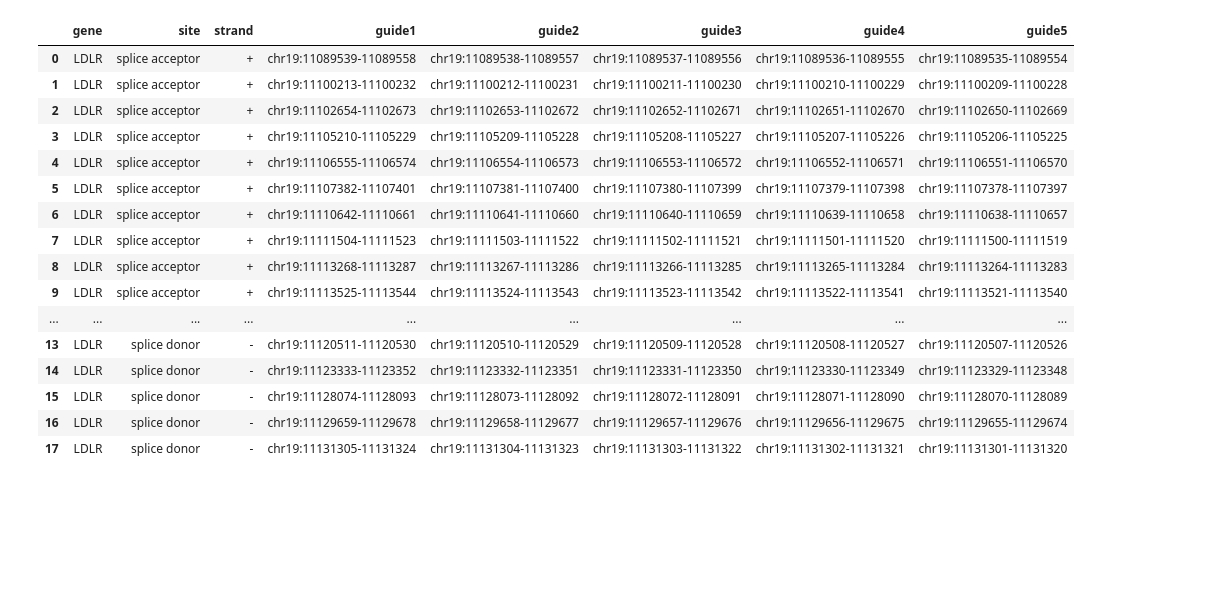
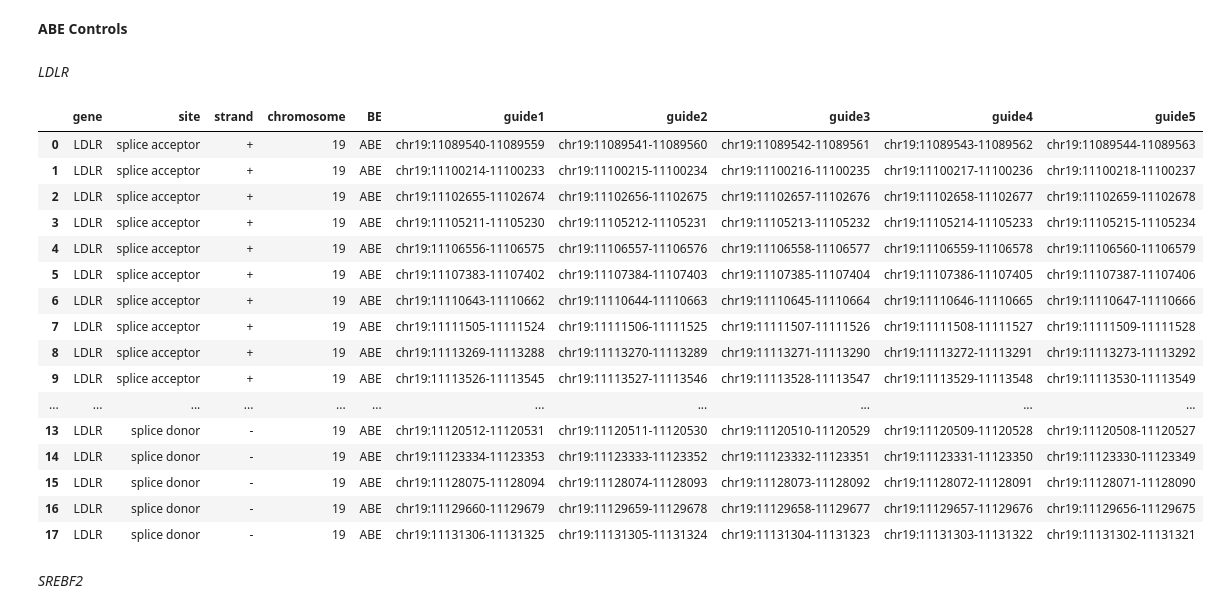
Before and after one commit to allison-james/Cholesterol_BE_guides, a Jupyter notebook: BE_guides_master_table.ipynb, the cells around one changed output. Saved outputs shown, nothing was run; the diff lists cells and outputs as text; code cells hidden in the pictures; blank space fills up the shorter version.

```diff
--- a/BE_guides_master_table.ipynb
+++ b/BE_guides_master_table.ipynb
@@ -74,24 +78,32 @@ def get_guides(gene, file_path):
     SD_guides = get_SD_guides(gene, file_path)
     master_table = SA_guides.append(SD_guides)
     return master_table
+# %% [markdown]
+**ABE Controls**
+# %% [markdown]
+*LDLR*
 # %%
-get_guides("LDLR", LDLR_file_path)
+LDLR = get_guides("LDLR", LDLR_file_path)
-# %% [output]
-|  | gene | site | strand | guide1 | guide2 | guide3 | guide4 | guide5 |
-| 0 | LDLR | splice acceptor | + | chr19:11089539-11089558 | chr19:11089538-11089557 | chr19:11089537-11089556 | chr19:11089536-11089555 | chr19:11089535-11089554 |
-| 1 | LDLR | splice acceptor | + | chr19:11100213-11100232 | chr19:11100212-11100231 | chr19:11100211-11100230 | chr19:11100210-11100229 | chr19:11100209-11100228 |
-| 2 | LDLR | splice acceptor | + | chr19:11102654-11102673 | chr19:11102653-11102672 | chr19:11102652-11102671 | chr19:11102651-11102670 | chr19:11102650-11102669 |
-| 3 | LDLR | splice acceptor | + | chr19:11105210-11105229 | chr19:11105209-11105228 | chr19:11105208-11105227 | chr19:11105207-11105226 | chr19:11105206-11105225 |
-| 4 | LDLR | splice acceptor | + | chr19:11106555-11106574 | chr19:11106554-11106573 | chr19:11106553-11106572 | chr19:11106552-11106571 | chr19:11106551-11106570 |
-| 5 | LDLR | splice acceptor | + | chr19:11107382-11107401 | chr19:11107381-11107400 | chr19:11107380-11107399 | chr19:11107379-11107398 | chr19:11107378-11107397 |
-| 6 | LDLR | splice acceptor | + | chr19:11110642-11110661 | chr19:11110641-11110660 | chr19:11110640-11110659 | chr19:11110639-11110658 | chr19:11110638-11110657 |
-| 7 | LDLR | splice acceptor | + | chr19:11111504-11111523 | chr19:11111503-11111522 | chr19:11111502-11111521 | chr19:11111501-11111520 | chr19:11111500-11111519 |
-| 8 | LDLR | splice acceptor | + | chr19:11113268-11113287 | chr19:11113267-11113286 | chr19:11113266-11113285 | chr19:11113265-11113284 | chr19:11113264-11113283 |
-| 9 | LDLR | splice acceptor | + | chr19:11113525-11113544 | chr19:11113524-11113543 | chr19:11113523-11113542 | chr19:11113522-11113541 | chr19:11113521-11113540 |
-| ... | ... | ... | ... | ... | ... | ... | ... | ... |
-| 13 | LDLR | splice donor | - | chr19:11120511-11120530 | chr19:11120510-11120529 | chr19:11120509-11120528 | chr19:11120508-11120527 | chr19:11120507-11120526 |
-| 14 | LDLR | splice donor | - | chr19:11123333-11123352 | chr19:11123332-11123351 | chr19:11123331-11123350 | chr19:11123330-11123349 | chr19:11123329-11123348 |
-| 15 | LDLR | splice donor | - | chr19:11128074-11128093 | chr19:11128073-11128092 | chr19:11128072-11128091 | chr19:11128071-11128090 | chr19:11128070-11128089 |
-| 16 | LDLR | splice donor | - | chr19:11129659-11129678 | chr19:11129658-11129677 | chr19:11129657-11129676 | chr19:11129656-11129675 | chr19:11129655-11129674 |
-| 17 | LDLR | splice donor | - | chr19:11131305-11131324 | chr19:11131304-11131323 | chr19:11131303-11131322 | chr19:11131302-11131321 | chr19:11131301-11131320 |
+# %%
+LDLR
+# %% [output]
+|  | gene | site | strand | chromosome | BE | guide1 | guide2 | guide3 | guide4 | guide5 |
+| 0 | LDLR | splice acceptor | + | 19 | ABE | chr19:11089540-11089559 | chr19:11089541-11089560 | chr19:11089542-11089561 | chr19:11089543-11089562 | chr19:11089544-11089563 |
+| 1 | LDLR | splice acceptor | + | 19 | ABE | chr19:11100214-11100233 | chr19:11100215-11100234 | chr19:11100216-11100235 | chr19:11100217-11100236 | chr19:11100218-11100237 |
+| 2 | LDLR | splice acceptor | + | 19 | ABE | chr19:11102655-11102674 | chr19:11102656-11102675 | chr19:11102657-11102676 | chr19:11102658-11102677 | chr19:11102659-11102678 |
+| 3 | LDLR | splice acceptor | + | 19 | ABE | chr19:11105211-11105230 | chr19:11105212-11105231 | chr19:11105213-11105232 | chr19:11105214-11105233 | chr19:11105215-11105234 |
+| 4 | LDLR | splice acceptor | + | 19 | ABE | chr19:11106556-11106575 | chr19:11106557-11106576 | chr19:11106558-11106577 | chr19:11106559-11106578 | chr19:11106560-11106579 |
+| 5 | LDLR | splice acceptor | + | 19 | ABE | chr19:11107383-11107402 | chr19:11107384-11107403 | chr19:11107385-11107404 | chr19:11107386-11107405 | chr19:11107387-11107406 |
+| 6 | LDLR | splice acceptor | + | 19 | ABE | chr19:11110643-11110662 | chr19:11110644-11110663 | chr19:11110645-11110664 | chr19:11110646-11110665 | chr19:11110647-11110666 |
+| 7 | LDLR | splice acceptor | + | 19 | ABE | chr19:11111505-11111524 | chr19:11111506-11111525 | chr19:11111507-11111526 | chr19:11111508-11111527 | chr19:11111509-11111528 |
+| 8 | LDLR | splice acceptor | + | 19 | ABE | chr19:11113269-11113288 | chr19:11113270-11113289 | chr19:11113271-11113290 | chr19:11113272-11113291 | chr19:11113273-11113292 |
+| 9 | LDLR | splice acceptor | + | 19 | ABE | chr19:11113526-11113545 | chr19:11113527-11113546 | chr19:11113528-11113547 | chr19:11113529-11113548 | chr19:11113530-11113549 |
+| ... | ... | ... | ... | ... | ... | ... | ... | ... | ... | ... |
+| 13 | LDLR | splice donor | - | 19 | ABE | chr19:11120512-11120531 | chr19:11120511-11120530 | chr19:11120510-11120529 | chr19:11120509-11120528 | chr19:11120508-11120527 |
+| 14 | LDLR | splice donor | - | 19 | ABE | chr19:11123334-11123353 | chr19:11123333-11123352 | chr19:11123332-11123351 | chr19:11123331-11123350 | chr19:11123330-11123349 |
+| 15 | LDLR | splice donor | - | 19 | ABE | chr19:11128075-11128094 | chr19:11128074-11128093 | chr19:11128073-11128092 | chr19:11128072-11128091 | chr19:11128071-11128090 |
+| 16 | LDLR | splice donor | - | 19 | ABE | chr19:11129660-11129679 | chr19:11129659-11129678 | chr19:11129658-11129677 | chr19:11129657-11129676 | chr19:11129656-11129675 |
+| 17 | LDLR | splice donor | - | 19 | ABE | chr19:11131306-11131325 | chr19:11131305-11131324 | chr19:11131304-11131323 | chr19:11131303-11131322 | chr19:11131302-11131321 |
+# %% [markdown]
+*SREBF2*
 # %%
```
Also changed, not shown: parts of 12 cells of this notebook.
